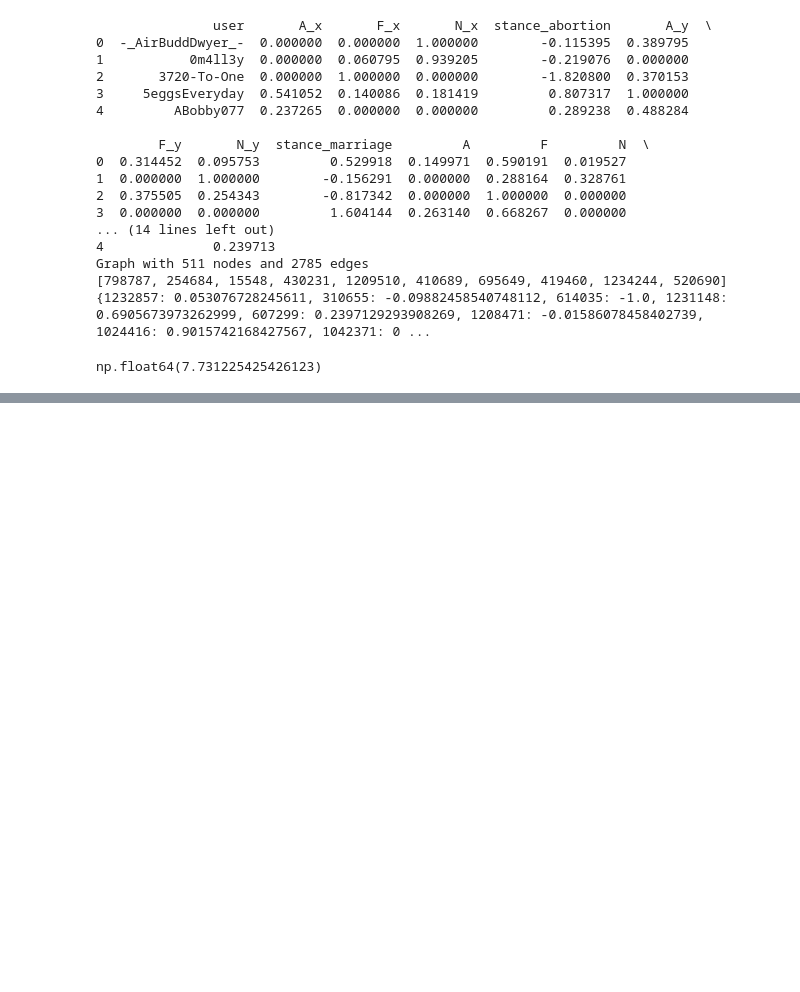
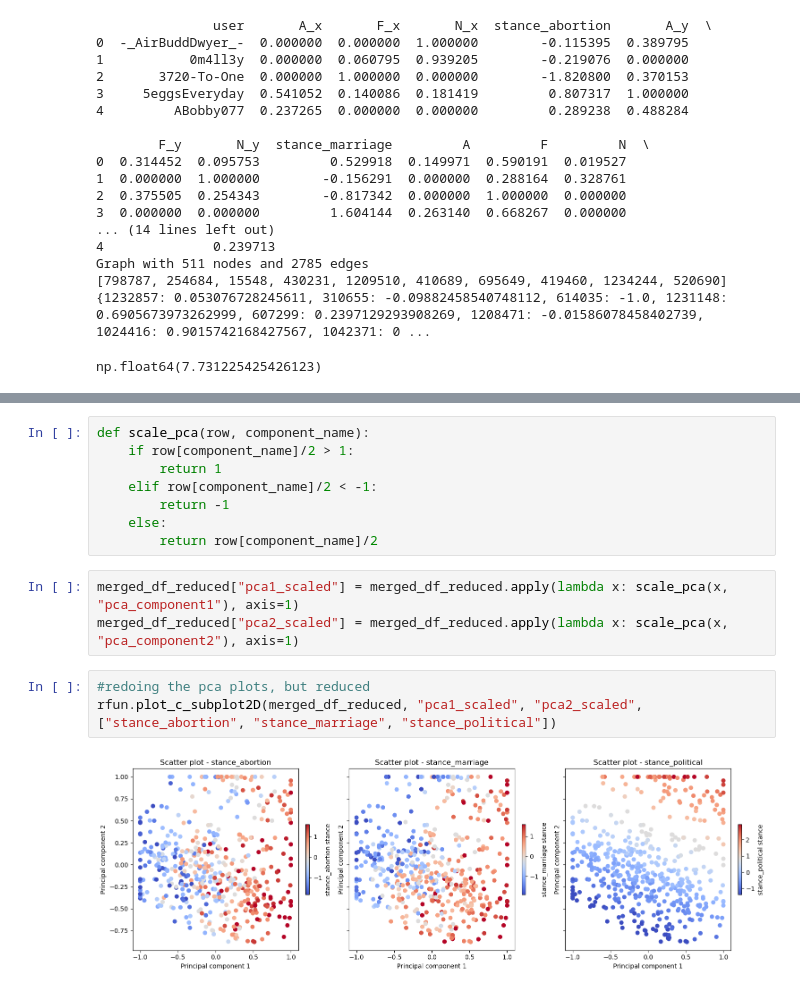
Before and after one commit to b0psheva27/BSc_project_polarization, a Jupyter notebook: notebooks/08_polarization.ipynb, the cells around one changed output, grey strips where cells are left out. Saved outputs shown, nothing was run; the diff lists cells and outputs as text; blank space fills up the shorter version.

```diff
--- a/notebooks/08_polarization.ipynb
+++ b/notebooks/08_polarization.ipynb
@@ -269,0 +284,16 @@ plot_c_subplot(merged_df_reduced, "pca_component_scaled", ["stance_abortion", "s
+# %%
+def scale_pca(row, component_name):
+    if row[component_name]/2 > 1:
+        return 1
+    elif row[component_name]/2 < -1:
+        return -1
+    else:
+        return row[component_name]/2
+# %%
+merged_df_reduced["pca1_scaled"] = merged_df_reduced.apply(lambda x: scale_pca(x, "pca_component1"), axis=1)
+merged_df_reduced["pca2_scaled"] = merged_df_reduced.apply(lambda x: scale_pca(x, "pca_component2"), axis=1)
+# %%
+#redoing the pca plots, but reduced
+rfun.plot_c_subplot2D(merged_df_reduced, "pca1_scaled", "pca2_scaled", ["stance_abortion", "stance_marriage", "stance_political"])
+# %% [output]
+[figure, added]
```
Also changed, not shown: parts of 9 cells of this notebook, 4 other files.
